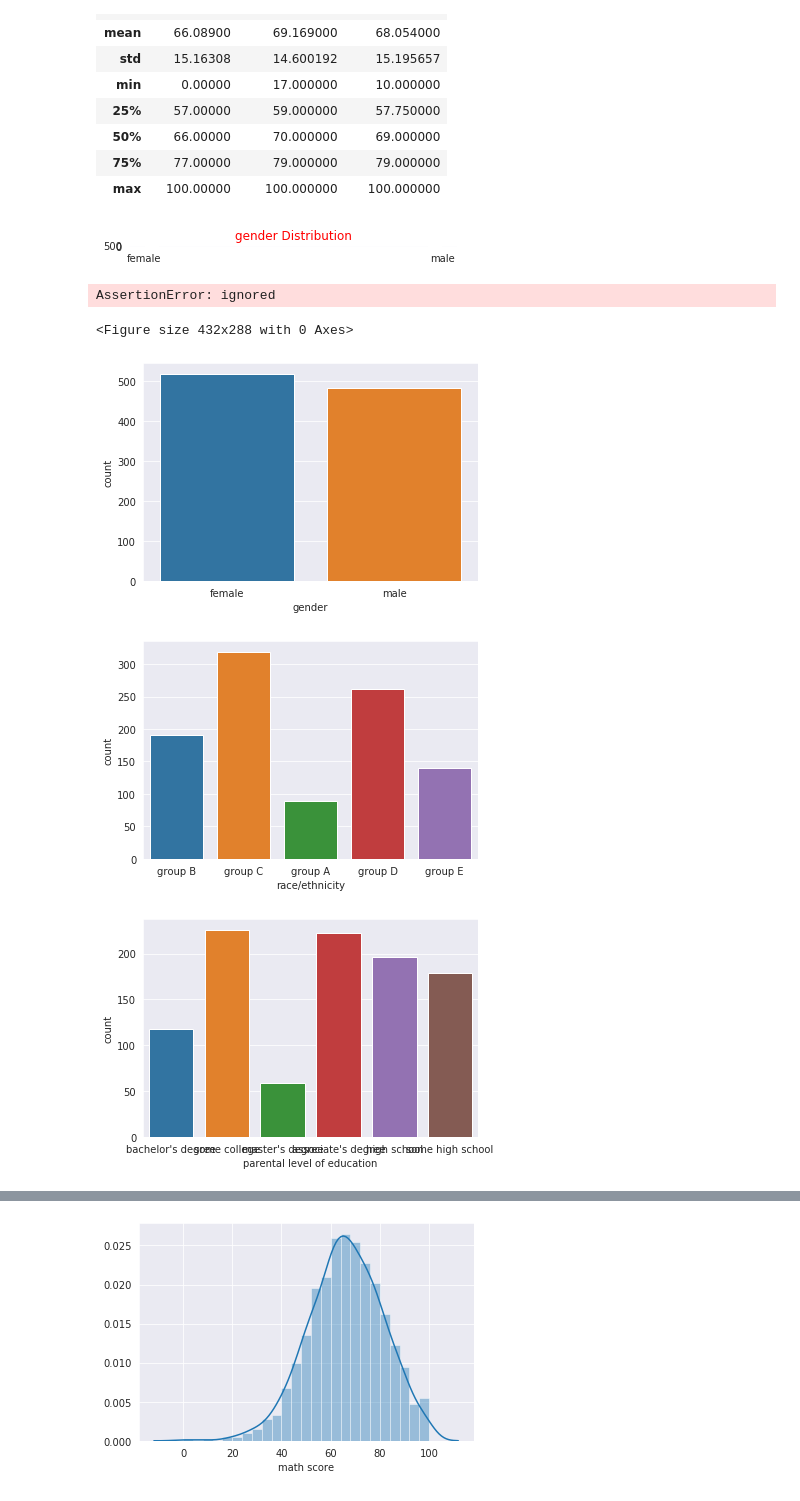
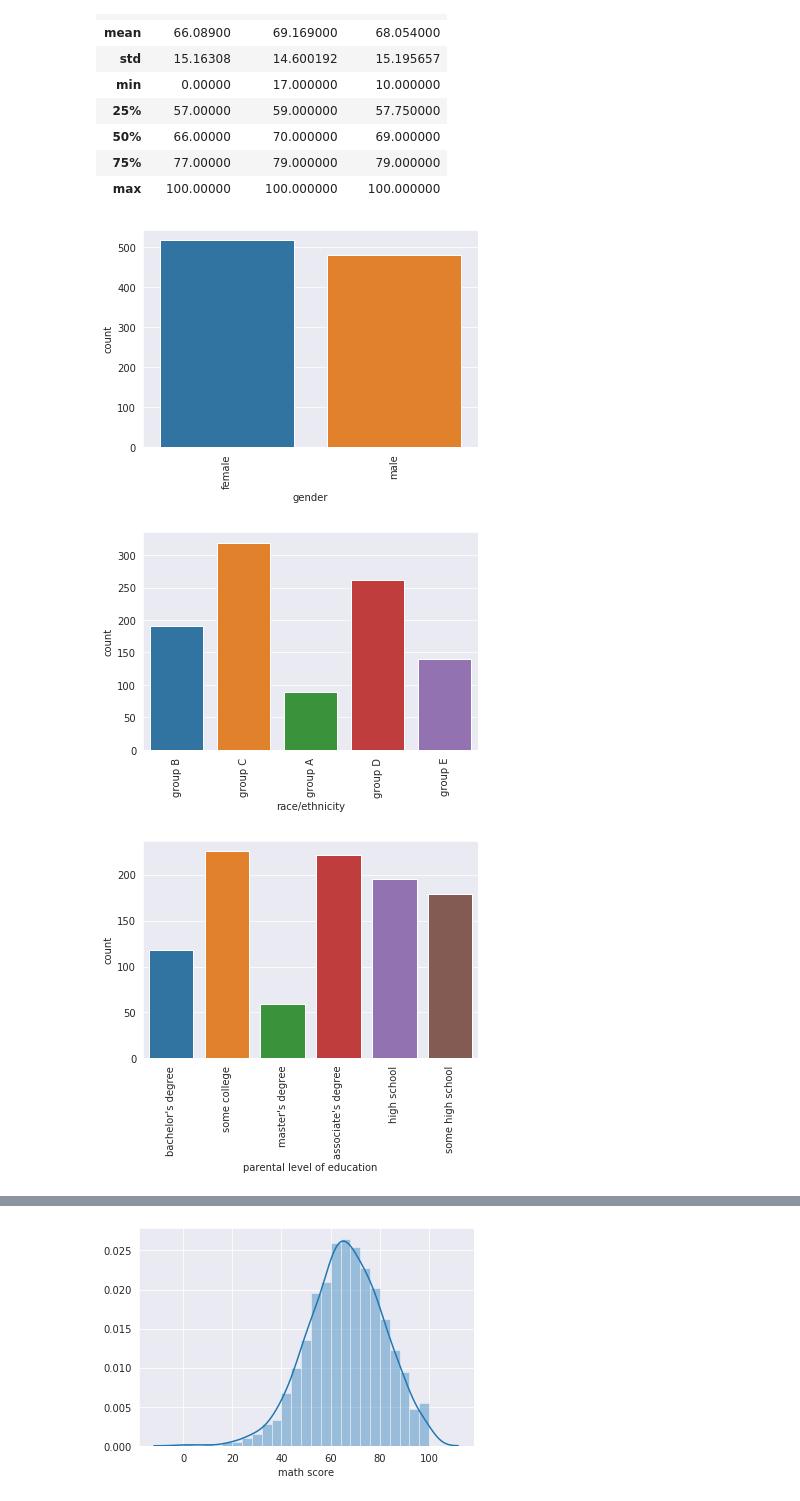
Before and after one commit to Ayanlola2002/DATA-SCIENCE-PROJECTS, a Jupyter notebook: EDA.ipynb, the cells around one changed output, grey strips where cells are left out. Drawn from its saved outputs; the diff is of its cells as text; code cells hidden in the pictures.

```diff
--- a/EDA.ipynb
+++ b/EDA.ipynb
@@ -53,19 +53,16 @@ def histograms_plot(dataframe, features, rows, cols):
      fig.tight_layout()
      plt.show()
 # %%
-histograms_plot(df,df.columns,1000,3)
+#histograms_plot(df,df.columns,1000,3)
-# %% [output]
-[figure, removed]
-AssertionError: ignored
-<Figure size 432x288 with 0 Axes>
 # %%
 #Data distribution of categorical varriable
 df1 = df.select_dtypes([np.object])
 
 for i, col in enumerate(df1.columns):
     plt.figure(i)
     sns.countplot(x=col, data=df1)
+    plt.xticks(rotation = 90)
 # %% [output]
-[figure, old version]
+[figure, new version]
-[figure, old version]
+[figure, new version]
-[figure, old version]
+[figure, new version]
```
Also changed, not shown: parts of 10 cells of this notebook.
